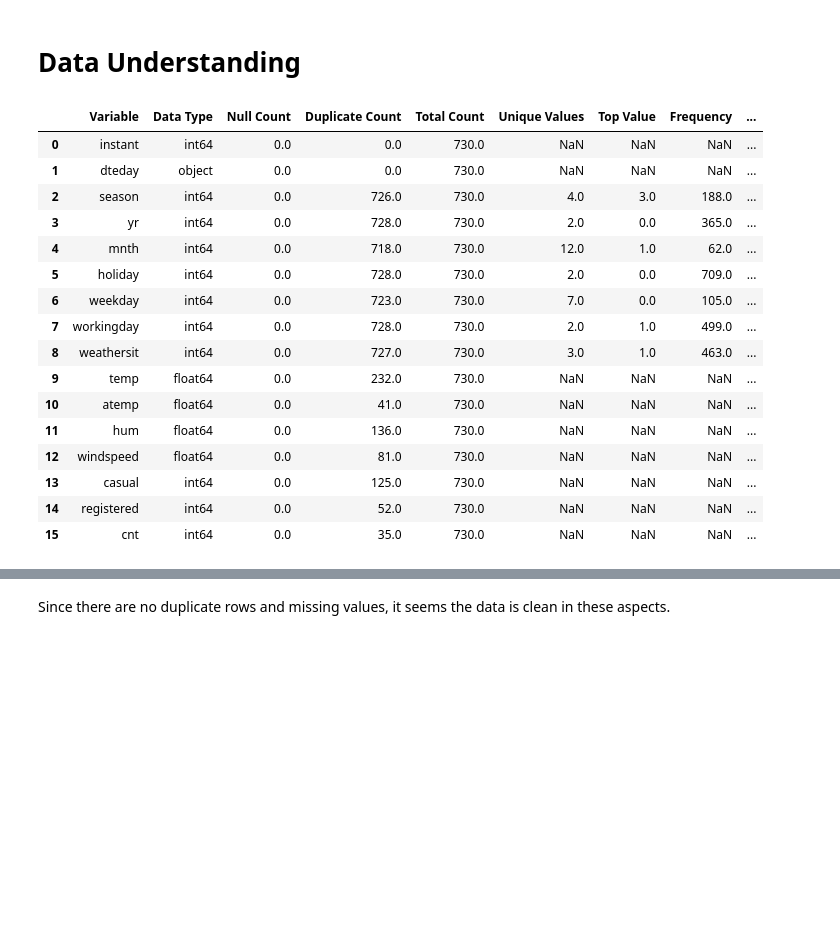
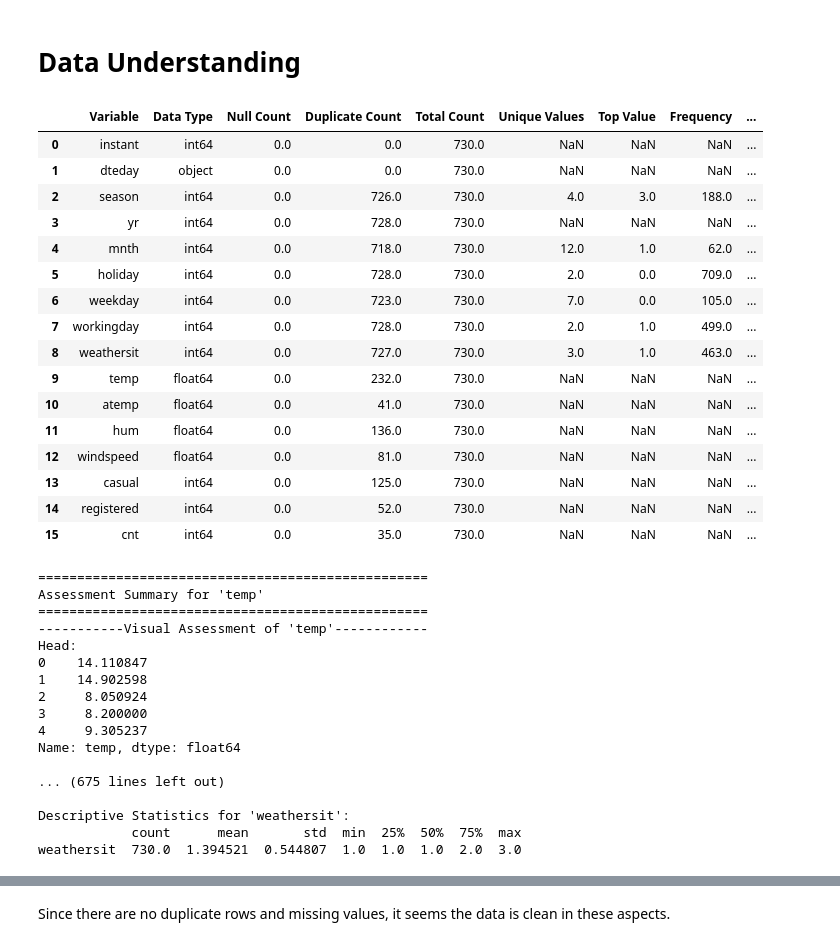
Before and after one commit to karma9791/Building_Bike_Demand_Model, a Jupyter notebook: test_code.ipynb, the cells around one changed output, grey strips where cells are left out. Saved outputs shown, nothing was run; the diff lists cells and outputs as text; code cells hidden in the pictures; blank space fills up the shorter version.

```diff
--- a/Buildinfg_Bike_Demand_Model.ipynb
+++ b/test_code.ipynb
@@ -151,13 +182,8 @@ categorical_columns = ['season', 'mnth', 'holiday', 'weekday', 'workingday', 'we
 # %%
-import pandas as pd
-
-def get_statistics_of_dayData(df):
+# Function for Summary Statistics
+def get_statistics(df, numeric_columns, categorical_columns):
     # Initialize an empty DataFrame to store the summary
     summary_df = pd.DataFrame()
-
-    # Specify numeric and categorical columns
-    numeric_columns = ['numeric_column1', 'numeric_column2']  # Replace with your actual numeric column names
-    categorical_columns = ['season', 'yr', 'mnth', 'holiday', 'weekday', 'workingday', 'weathersit']
 
     # Iterate through each column in the input DataFrame
     for i, column in enumerate(df.columns):
@@ -195,3 +221,24 @@ def get_statistics_of_dayData(df):
             summary_df.loc[i, 'Categorical'] = True
 
     return summary_df
+# %%
+dayDataWithAssessments = get_statistics(dayData, numeric_columns, categorical_columns)
+dayDataWithAssessments
+# %% [output]
+|  | Variable | Data Type | Null Count | Duplicate Count | Total Count | Unique Values | Top Value | Frequency | ... |
+| 0 | instant | int64 | 0.0 | 0.0 | 730.0 | NaN | NaN | NaN | ... |
+| 1 | dteday | object | 0.0 | 0.0 | 730.0 | NaN | NaN | NaN | ... |
+| 2 | season | int64 | 0.0 | 726.0 | 730.0 | 4.0 | 3.0 | 188.0 | ... |
+| 3 | yr | int64 | 0.0 | 728.0 | 730.0 | NaN | NaN | NaN | ... |
+| 4 | mnth | int64 | 0.0 | 718.0 | 730.0 | 12.0 | 1.0 | 62.0 | ... |
+| 5 | holiday | int64 | 0.0 | 728.0 | 730.0 | 2.0 | 0.0 | 709.0 | ... |
+| 6 | weekday | int64 | 0.0 | 723.0 | 730.0 | 7.0 | 0.0 | 105.0 | ... |
+| 7 | workingday | int64 | 0.0 | 728.0 | 730.0 | 2.0 | 1.0 | 499.0 | ... |
+| 8 | weathersit | int64 | 0.0 | 727.0 | 730.0 | 3.0 | 1.0 | 463.0 | ... |
+| 9 | temp | float64 | 0.0 | 232.0 | 730.0 | NaN | NaN | NaN | ... |
+| 10 | atemp | float64 | 0.0 | 41.0 | 730.0 | NaN | NaN | NaN | ... |
+| 11 | hum | float64 | 0.0 | 136.0 | 730.0 | NaN | NaN | NaN | ... |
+| 12 | windspeed | float64 | 0.0 | 81.0 | 730.0 | NaN | NaN | NaN | ... |
+| 13 | casual | int64 | 0.0 | 125.0 | 730.0 | NaN | NaN | NaN | ... |
+| 14 | registered | int64 | 0.0 | 52.0 | 730.0 | NaN | NaN | NaN | ... |
+| 15 | cnt | int64 | 0.0 | 35.0 | 730.0 | NaN | NaN | NaN | ... |
@@ -198,21 +288,21 @@ def get_statistics_of_dayData(df):
 # %%
-dayDataWithStatistics = get_statistics_of_dayData(dayData)
+dayDataWithStatistics = assess_columns(dayData, columns)
 dayDataWithStatistics
 # %% [output]
-|  | Variable | Data Type | Null Count | Duplicate Count | Total Count | Unique Values | Top Value | Frequency | ... |
-| 0 | instant | int64 | 0.0 | 0.0 | 730.0 | NaN | NaN | NaN | ... |
-| 1 | dteday | object | 0.0 | 0.0 | 730.0 | NaN | NaN | NaN | ... |
-| 2 | season | int64 | 0.0 | 726.0 | 730.0 | 4.0 | 3.0 | 188.0 | ... |
-| 3 | yr | int64 | 0.0 | 728.0 | 730.0 | 2.0 | 0.0 | 365.0 | ... |
-| 4 | mnth | int64 | 0.0 | 718.0 | 730.0 | 12.0 | 1.0 | 62.0 | ... |
-| 5 | holiday | int64 | 0.0 | 728.0 | 730.0 | 2.0 | 0.0 | 709.0 | ... |
-| 6 | weekday | int64 | 0.0 | 723.0 | 730.0 | 7.0 | 0.0 | 105.0 | ... |
-| 7 | workingday | int64 | 0.0 | 728.0 | 730.0 | 2.0 | 1.0 | 499.0 | ... |
-| 8 | weathersit | int64 | 0.0 | 727.0 | 730.0 | 3.0 | 1.0 | 463.0 | ... |
-| 9 | temp | float64 | 0.0 | 232.0 | 730.0 | NaN | NaN | NaN | ... |
-| 10 | atemp | float64 | 0.0 | 41.0 | 730.0 | NaN | NaN | NaN | ... |
-| 11 | hum | float64 | 0.0 | 136.0 | 730.0 | NaN | NaN | NaN | ... |
-| 12 | windspeed | float64 | 0.0 | 81.0 | 730.0 | NaN | NaN | NaN | ... |
-| 13 | casual | int64 | 0.0 | 125.0 | 730.0 | NaN | NaN | NaN | ... |
-| 14 | registered | int64 | 0.0 | 52.0 | 730.0 | NaN | NaN | NaN | ... |
-| 15 | cnt | int64 | 0.0 | 35.0 | 730.0 | NaN | NaN | NaN | ... |
+==================================================
+Assessment Summary for 'temp'
+==================================================
+-----------Visual Assessment of 'temp'------------
+Head:
+0    14.110847
+1    14.902598
+2     8.050924
+3     8.200000
+4     9.305237
+Name: temp, dtype: float64
+
+... (675 lines left out)
+
+Descriptive Statistics for 'weathersit':
+            count      mean       std  min  25%  50%  75%  max
+weathersit  730.0  1.394521  0.544807  1.0  1.0  1.0  2.0  3.0
```
Also changed, not shown: parts of 78 cells of this notebook.
